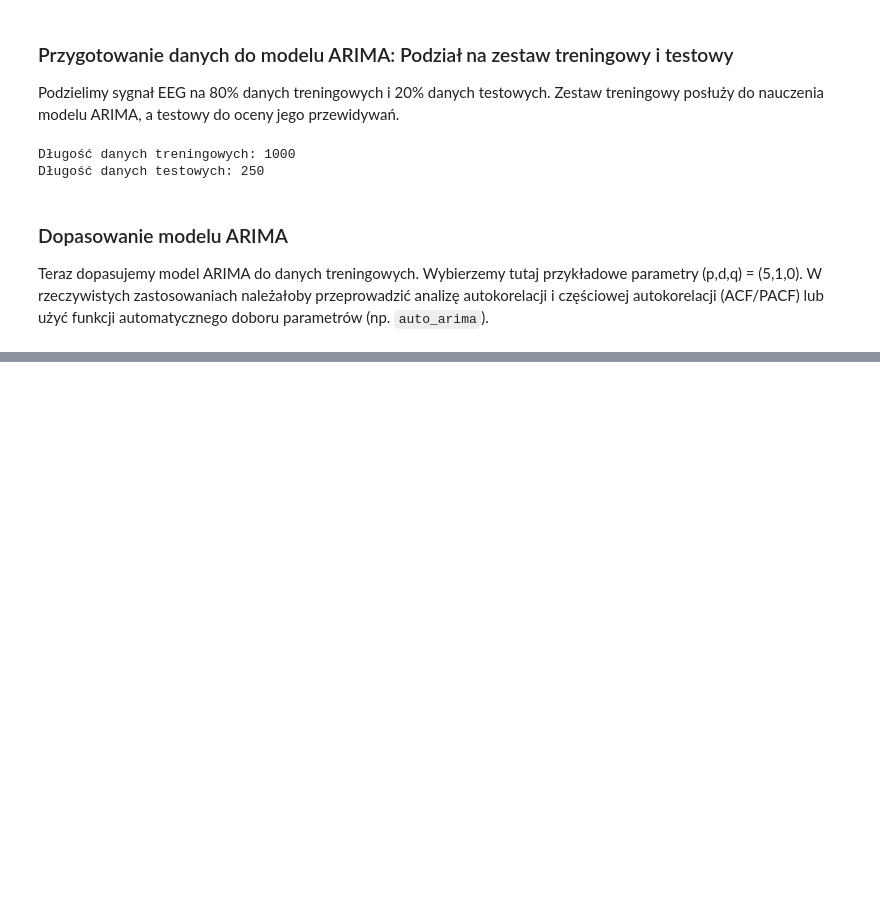
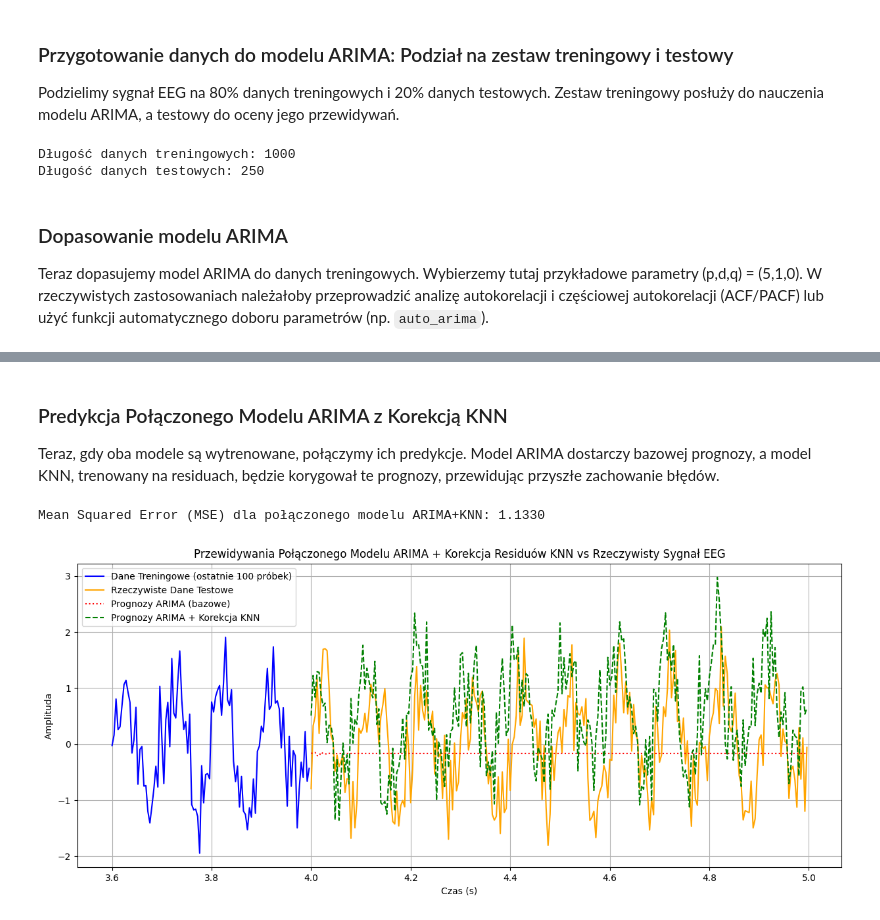
Before and after one commit to piwmat/test, a Jupyter notebook: Untitled1.ipynb, the cells around one changed output, grey strips where cells are left out. Saved outputs shown, nothing was run; the diff lists cells and outputs as text; code cells hidden in the pictures; blank space fills up the shorter version.

```diff
--- a/Untitled1.ipynb
+++ b/Untitled1.ipynb
@@ -129,0 +188,20 @@ plt.show()
+# %%
+from sklearn.neighbors import KNeighborsRegressor
+
+# Przygotowanie danych dla modelu KNN
+# X_knn to wektory stanu w czasie t
+# y_knn to różnica wektora stanu między t+1 a t (zmiana wektora stanu)
+
+X_knn = X_embedded[:-1] # Wszystkie wektory stanu oprócz ostatniego
+
+# Obliczanie różnic wektorów stanu (Wektor_stanu(t+1) - Wektor_stanu(t))
+y_knn = X_embedded[1:] - X_embedded[:-1]
+
+print(f"Kształt X_knn: {X_knn.shape}")
+print(f"Kształt y_knn (różnice wektorów stanu): {y_knn.shape}")
+
+# Inicjalizacja i trenowanie modelu KNN (k=1)
+knn_model = KNeighborsRegressor(n_neighbors=1)
+knn_model.fit(X_knn, y_knn)
+
+print("Model KNN dla korekcji residuów został wytrenowany.")
@@ -129,0 +212,59 @@ plt.show()
+# %% [markdown]
+### Predykcja Połączonego Modelu ARIMA z Korekcją KNN
+
+Teraz, gdy oba modele są wytrenowane, połączymy ich predykcje. Model ARIMA dostarczy bazowej prognozy, a model KNN, trenowany na residuach, będzie korygował te prognozy, przewidując przyszłe zachowanie błędów.
+# %%
+import numpy as np
+
+# Define os_czasu_test, which was missing for plotting
+os_czasu_test = os_czasu[rozmiar_treningowy:]
+
+# 1. Predykcja bazowa ARIMA dla całego zestawu testowego
+# Używamy get_forecast do przewidywania wartości poza zakresem danych treningowych.
+arima_forecast_test = model_sarimax_base_fit.get_forecast(steps=len(dane_testowe)).predicted_mean
+
+# 2. Iteracyjna predykcja residuów za pomocą KNN
+predicted_residuals_knn = []
+
+# Początkowy wektor stanu dla predykcji residuów pochodzi z ostatnich obserwacji w zestawie walidacyjnym
+current_residual_state_vector = X_embedded[-1].copy()
+
+for i in range(len(dane_testowe)):
+    # Przewidujemy zmianę wektora stanu za pomocą modelu KNN
+    delta_vector = knn_model.predict(current_residual_state_vector.reshape(1, -1))[0]
+
+    # Obliczamy przewidywany następny wektor stanu
+    predicted_next_residual_state_vector = current_residual_state_vector + delta_vector
+
+    # Pierwszy element przewidywanego następnego wektora stanu to przewidywane residuum dla bieżącego kroku
+    predicted_residual_for_step = predicted_next_residual_state_vector[0]
+    predicted_residuals_knn.append(predicted_residual_for_step)
+
+    # Aktualizujemy bieżący wektor stanu na następny przewidywany stan dla kolejnej iteracji
+    current_residual_state_vector = predicted_next_residual_state_vector
+
+predicted_residuals_knn = np.array(predicted_residuals_knn)
+
+# 3. Łączenie prognozy ARIMA z korekcją residuów KNN
+final_predictions_combined = arima_forecast_test + predicted_residuals_knn
+
+# 4. Ocena połączonego modelu
+mse_combined = mean_squared_error(dane_testowe, final_predictions_combined)
+print(f"Mean Squared Error (MSE) dla połączonego modelu ARIMA+KNN: {mse_combined:.4f}")
+
+# 5. Wizualizacja przewidywań
+plt.figure(figsize=(15, 6))
+# Wykres części danych treningowych dla kontekstu
+plt.plot(os_czasu[rozmiar_treningowy-100:rozmiar_treningowy], sygnal_eeg[rozmiar_treningowy-100:rozmiar_treningowy], label='Dane Treningowe (ostatnie 100 próbek)', color='blue')
+plt.plot(os_czasu_test, dane_testowe, label='Rzeczywiste Dane Testowe', color='orange')
+plt.plot(os_czasu_test, arima_forecast_test, label='Prognozy ARIMA (bazowe)', color='red', linestyle=':')
+plt.plot(os_czasu_test, final_predictions_combined, label='Prognozy ARIMA + Korekcja KNN', color='green', linestyle='--')
+plt.title('Przewidywania Połączonego Modelu ARIMA + Korekcja Residuów KNN vs Rzeczywisty Sygnał EEG')
+plt.xlabel('Czas (s)')
+plt.ylabel('Amplituda')
+plt.legend()
+plt.grid(True)
+plt.show()
+# %% [output]
+Mean Squared Error (MSE) dla połączonego modelu ARIMA+KNN: 1.1330
+[figure, added]
```
Also changed, not shown: parts of 23 cells of this notebook.
